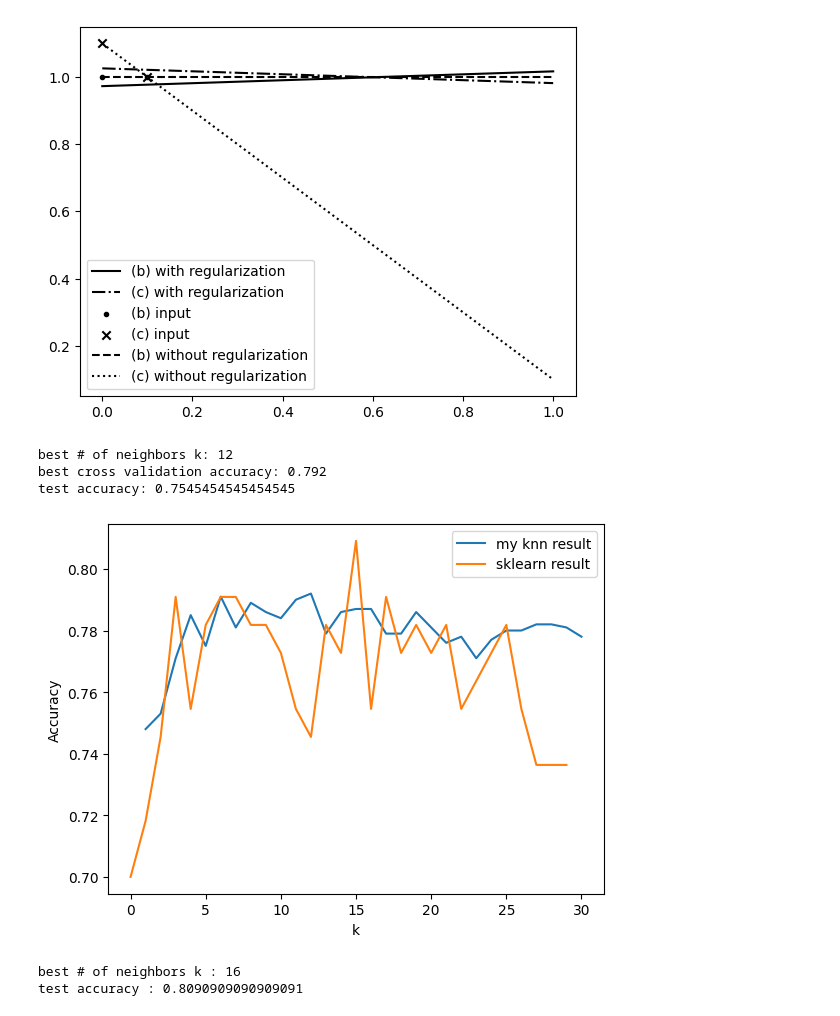
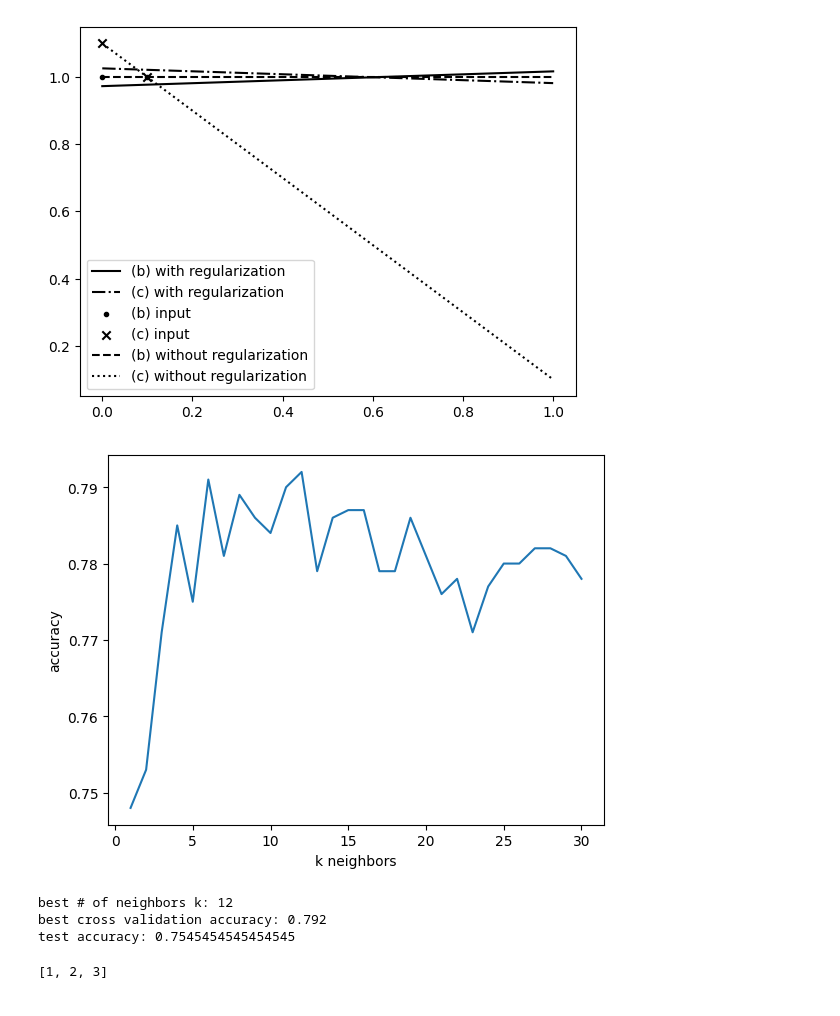
Before and after one commit to jmSNU/AI, a Jupyter notebook: HW3/Untitled-1.ipynb, the cells around one changed output. Drawn from its saved outputs; the diff is of its cells as text; code cells hidden in the pictures.

```diff
--- a/HW3/Untitled-1.ipynb
+++ b/HW3/Untitled-1.ipynb
@@ -76,11 +76,15 @@ def predict_knn(x, inputs, labels, k_neighbors):
     predicted_label = 0
     ########
     # TO DO:
-    N = inputs.shape[0]
+    try:
+        N = inputs.shape[0]
+    except:
+        N = inputs[0].shape[0]
+        inputs = inputs[0]
+        labels = labels[0]
     dist_arr = np.zeros((N,))
     for i in range(0,N):
-        dist_arr[i] = np.linalg.norm((x - inputs[i]),ord = 2)
-
+        dist_arr[i] = np.sum((x - inputs[i])**2)
     # sorted_dist_arr = sorted(dist_arr,reverse=False)
     sorted_idx = sorted(list(range(len(dist_arr))),key = lambda k:dist_arr[k],reverse=False)
 
@@ -112,7 +116,14 @@ def eval_knn(inputs, labels, train_inputs, train_labels, k_neighbors):
     accuracy = 0
     ########
     # TO DO:
-    N = inputs.shape[0]
+    try:
+        N = inputs.shape[0]
+    except:
+        N = inputs[0].shape[0]
+        inputs = inputs[0]
+        labels = labels[0]
+        train_inputs = train_inputs[0]
+        train_labels = train_labels[0]
     num_correct = 0
     for i in range(N):
         x = inputs[i]
@@ -151,9 +162,14 @@ def cross_validation_knn(k_folds, hyperparameters, inputs, labels):
     accuracies = np.zeros(len(hyperparameters))
     ########
     # TO DO:
-    # inputs = inputs[0]
-    # labels = labels[0]
-    N = inputs.shape[0]
+    inputs = inputs[0]
+    labels = labels[0]
+    try:
+        N = inputs.shape[0]
+    except:
+        N = inputs[0].shape[0]
+        inputs = inputs[0]
+        labels = labels[0]
     for j in range(len(hyperparameters)):
         tmp_acc = np.zeros(k_folds)
         for i in range(k_folds):
@@ -184,7 +200,7 @@ def plot_knn_accuracies(accuracies, hyperparams):
     plt.show()
 
 
-def main():
+def debugg():
     # load data
     train_inputs, train_labels, test_inputs, test_labels = load_knn_data()
     # print(train_inputs)
@@ -213,36 +229,59 @@ def main():
 
 
     # this is for debugging. I intend to compare my knn algorithm to well-made one.
     from sklearn.neighbors import KNeighborsClassifier
     testAcc = []
     maxAcc = 0
     maxK = 0
     for k in range(1, 31):
         knn = KNeighborsClassifier(n_neighbors=k)
         knn.fit(train_inputs[0], train_labels[0])
 
         predY = knn.predict(test_inputs[0])
         testAcc.append((test_labels[0] == predY).sum() / len(predY))
         if maxAcc < (test_labels[0] == predY).sum() / len(predY):
             maxAcc = (test_labels[0] == predY).sum() / len(predY)
             maxK = k
 
     # plt.figure(figsize=(8, 5))
     plt.plot(testAcc, label="Test Data")
     plt.xlabel("k")
     plt.ylabel("Accuracy")
     plt.legend(["my knn result","sklearn result"])
     plt.show()
 
     print("best # of neighbors k : " + str(maxK))
     print("test accuracy : " + str(maxAcc))
 
+def main():
+    # load data
+    train_inputs, train_labels, test_inputs, test_labels = load_knn_data()
+    # number of neighbors to be evaluated by cross validation
+    hyperparams = range(1,31)
+    k_folds = 10
+
+    # use k-fold cross validation to find the best # of neighbors for KNN
+    best_k_neighbors, best_accuracy, accuracies = cross_validation_knn(k_folds, hyperparams, train_inputs, train_labels)
+
+    # plot results
+    plot_knn_accuracies(accuracies, hyperparams)
+    print('best # of neighbors k: ' + str(best_k_neighbors))
+    print('best cross validation accuracy: ' + str(best_accuracy))
+
+    # evaluate with best # of neighbors
+    accuracy = eval_knn(test_inputs, test_labels, train_inputs, train_labels, best_k_neighbors)
+    print('test accuracy: '+ str(accuracy))
+
 if __name__ == "__main__":
     main()
 # %% [output]
+[figure, new version]
 best # of neighbors k: 12
 best cross validation accuracy: 0.792
 test accuracy: 0.7545454545454545
-[figure, old version]
-best # of neighbors k : 16
-test accuracy : 0.8090909090909091
+# %%
+idxs=[0,1,2]
+tmp = [1,2,3,4]
+[tmp[x] for x in idxs]
+# %% [output]
+[1, 2, 3]
```
Also changed, not shown: 9 other files.
